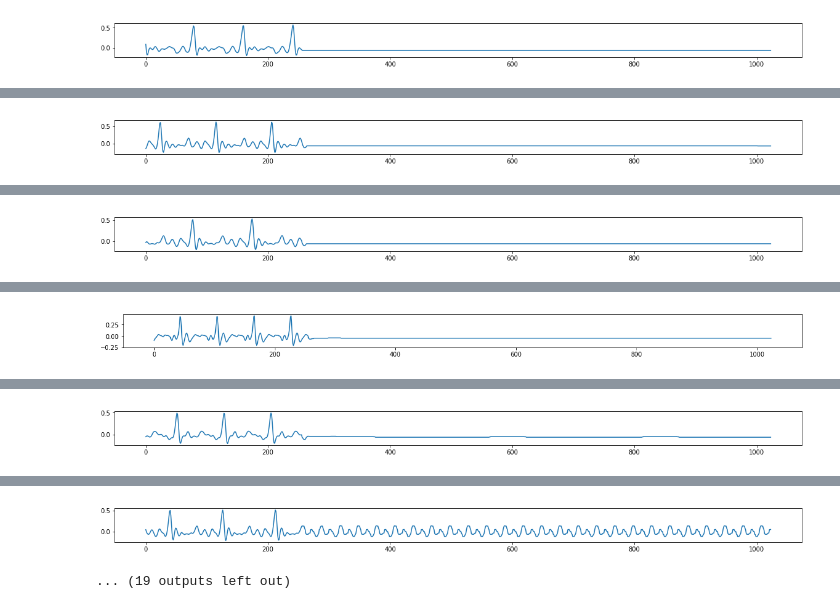
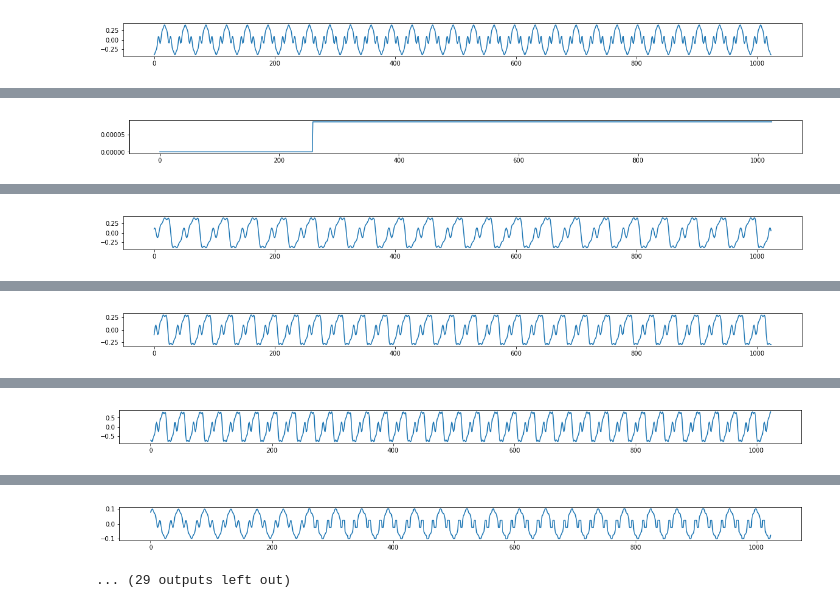
Before and after one commit to muhdhuz/RNNControl, a Jupyter notebook: main.ipynb, the cells around one changed output, grey strips where cells are left out. Drawn from its saved outputs; the diff is of its cells as text; code cells hidden in the pictures.

```diff
--- a/main.ipynb
+++ b/main.ipynb
@@ -25,12 +28,17 @@ def time_taken(elapsed):
 # %%
 # Read/write directory parameters
 #*************************************
-datadir = 'datasubset'
-paramdir = 'dataparamsub'
+datadir = 'data/synth64_76/dataset'
+paramdir = 'data/synth64_76/dataparams'
+savemodeldir = 'model'
+loadmodelpath = 'model/2018-10-12_20-14-50_model_epoch1_step2100.pth'
 
 # Pytorch parameters
 #*************************************
 device = torch.device('cuda:0' if torch.cuda.is_available() else 'cpu')
+savemodel = True
+savemodel_interval = 100
+loadmodel = True
 
 # Training parameters
 #*************************************
@@ -38,15 +46,15 @@ sr = 16000
 seqLen = 256
 stride = 10
 batch_size = 256
-num_epochs = 5
+num_epochs = 1
 lr = 0.005
-log_interval = 25
-max_steps = 501
+log_interval = 50
+max_steps = 2000 #set max_steps > (len(dataset)//batch_size) if training for more than 1 epoch
 
 #Generation parameters
 #*************************************
 max_length = seqLen*3
-evaluate_interval = 50
+evaluate_interval = 100
 # %%
 # Let's check out the available conditional parameters first
 #*************************************
@@ -63,19 +71,21 @@ dict_keys(['meta', 'rmse', 'instID', 'midiPitch'])
 #*************************************
 audiocoding = mulawnEncode(256,0,1) #initialize the mu-law encodings
 targetcoding = mulaw(256)
+rescalePitch = normalizeDim('midiPitch',64,76)
+rescaleAmp = normalizeDim('amplitude',0,0.9)
 
 adataset = dataloader.AudioDataset(sr,seqLen,stride,
                                   datadir=datadir,extension='wav',
-                                  paramdir=paramdir,prop=['instID'],  #,'midiPitch'
-                                  transform=transform.Compose([inject_noise(weight=0.05),audiocoding,array2tensor(torch.FloatTensor)]), #
-                                  param_transform=dic2tensor(torch.FloatTensor),
+                                  paramdir=paramdir,prop=['instID','amplitude','midiPitch'],
+                                  transform=transform.Compose([injectNoise(weight=0.1),audiocoding,array2tensor(torch.FloatTensor)]),
+                                  param_transform=transform.Compose([rescaleAmp,rescalePitch,dic2tensor(torch.FloatTensor)]),
                                   target_transform=transform.Compose([targetcoding,array2tensor(torch.LongTensor)]))
 
 testdataset = dataloader.AudioDataset(sr,seqLen,stride,
                                   datadir=datadir,extension='wav',
-                                  paramdir=paramdir,prop=['instID'],  #,'midiPitch'
-                                  transform=transform.Compose([array2tensor(torch.FloatTensor)]), #
-                                  param_transform=dic2tensor(torch.FloatTensor),
+                                  paramdir=paramdir,prop=['instID','amplitude','midiPitch'],
+                                  transform=transform.Compose([array2tensor(torch.FloatTensor)]),
+                                  param_transform=transform.Compose([rescaleAmp,rescalePitch,dic2tensor(torch.FloatTensor)]),
                                   target_transform=transform.Compose([array2tensor(torch.LongTensor)]))
 
 train_loader = torch.utils.data.DataLoader(dataset=adataset,
@@ -288,6 +308,9 @@ def generate(max_length,primer=None,paramvect=None):
 # %%
 # Initialize the network, optimizer and objective func
 #*************************************
-rnn = RNN(1,1,40,256,4).to(device)
+rnn = RNN(input_size=1,cond_size=3,hidden_size=40,output_size=256,n_layers=4).to(device)
+if loadmodel: # load checkpoint if needed
+    print("Loading existing checkpoint...")
+    rnn.load_state_dict(torch.load(loadmodelpath))
 optimizer = torch.optim.Adam(rnn.parameters(), lr=lr)
 criterion = nn.CrossEntropyLoss()
@@ -299,7 +333,7 @@ list_of_losses = []
 print('{:%Y-%m-%d %H:%M:%S} Starting training...'.format(datetime.now()))
 start_time = time.monotonic()
 for epoch in range(num_epochs):
-    train(epoch)
+    train(rnn,epoch)
 elapsed_time = time.monotonic() - start_time
 print('Training time taken:',time_taken(elapsed_time))
 # %% [output]
@@ -309 +343 @@ print('Training time taken:',time_taken(elapsed_time))
-[figure, old version]
+[figure, new version]
@@ -312 +347 @@ print('Training time taken:',time_taken(elapsed_time))
-[figure, old version]
+[figure, new version]
@@ -315 +351 @@ print('Training time taken:',time_taken(elapsed_time))
-[figure, old version]
+[figure, new version]
@@ -318 +355 @@ print('Training time taken:',time_taken(elapsed_time))
-[figure, old version]
+[figure, new version]
@@ -321 +359 @@ print('Training time taken:',time_taken(elapsed_time))
-[figure, old version]
+[figure, new version]
@@ -324,5 +363,5 @@ print('Training time taken:',time_taken(elapsed_time))
-[figure, old version]
+[figure, new version]
-... (19 outputs left out)
+... (29 outputs left out)
 # %%
 # Plot the loss over time
 #*************************************
```
Also changed, not shown: parts of 11 cells of this notebook, 2 other files.
